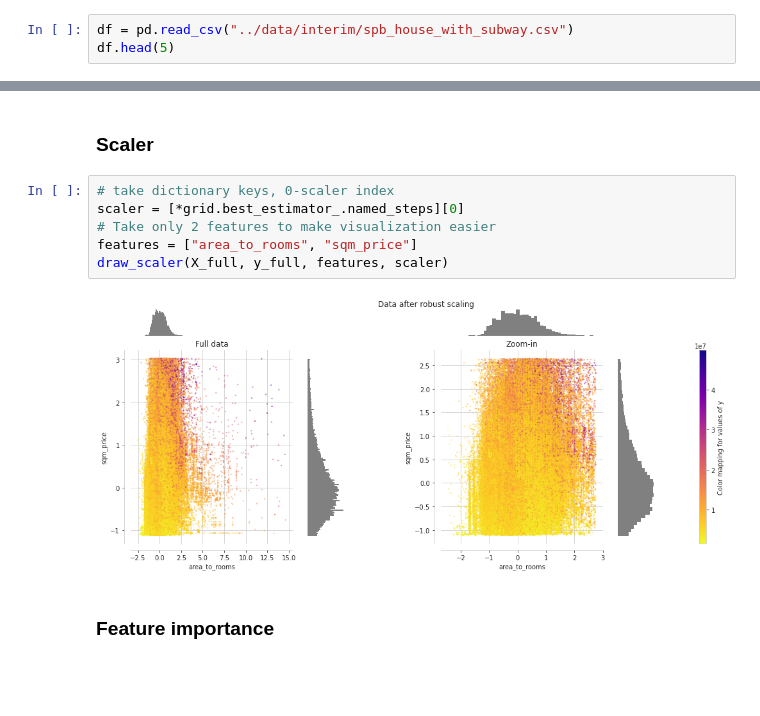
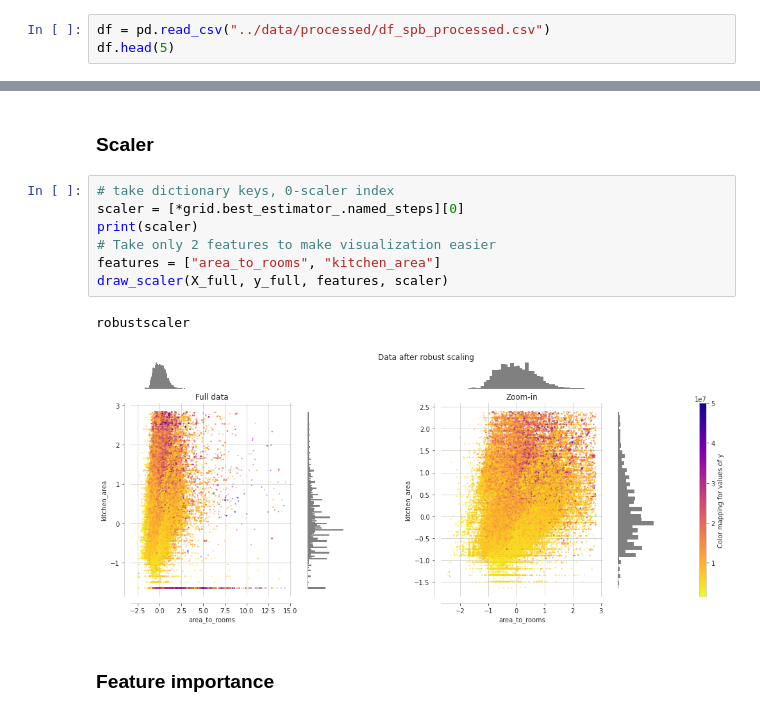
Before and after one commit to dubrovin-sudo/House-prediction, a Jupyter notebook: notebooks/Saint-Peterburg_real_estate.ipynb, the cells around one changed output, grey strips where cells are left out. Drawn from its saved outputs; the diff is of its cells as text; blank space fills up the shorter version.

Commit message:
1. Added scripts to processed dataset; 2. Updated Snakefile; 3. Updated Saint-Peterburg_real_estate.ipynb

```diff
--- a/notebooks/Saint-Peterburg_real_estate.ipynb
+++ b/notebooks/Saint-Peterburg_real_estate.ipynb
@@ -22,7 +22,7 @@ warnings.filterwarnings("ignore")
 # %% [markdown]
 # Get processed dataset
 # %%
-df = pd.read_csv("../data/interim/spb_house_with_subway.csv")
+df = pd.read_csv("../data/processed/df_spb_processed.csv")
 df.head(5)
 # %% [output]
 |  | price | geo_lat | geo_lon | building_type | level | levels | rooms | area | kitchen_area | ... |
@@ -118,11 +124,13 @@ Score of testing dataset is 0.9998679249229996
 # %%
 # take dictionary keys, 0-scaler index
 scaler = [*grid.best_estimator_.named_steps][0]
+print(scaler)
 # Take only 2 features to make visualization easier
-features = ["area_to_rooms", "sqm_price"]
+features = ["area_to_rooms", "kitchen_area"]
 draw_scaler(X_full, y_full, features, scaler)
 # %% [output]
+robustscaler
-[figure, old version]
+[figure, new version]
 # %% [markdown]
 ### Feature importance
 # %%
```
Also changed, not shown: parts of 9 cells of this notebook, 10 other files.
